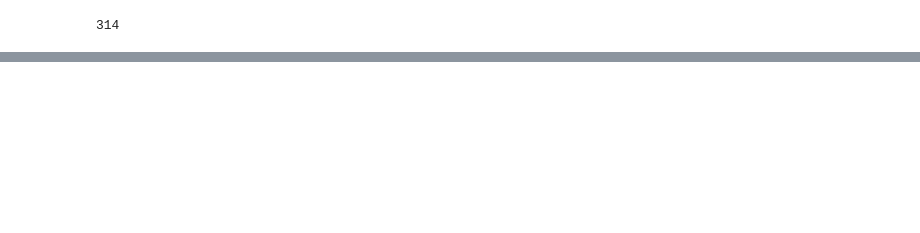
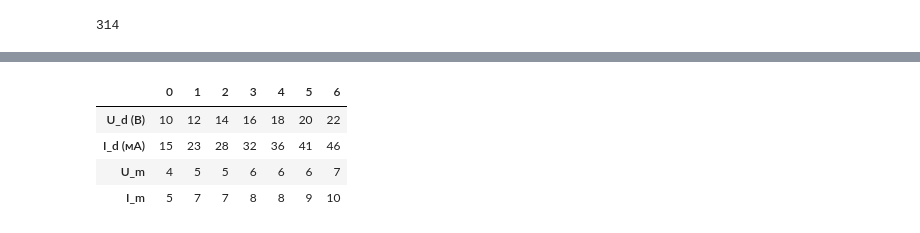
Before and after one commit to replicaCortex/Keres, a Jupyter notebook: Physics/1Lab.ipynb, the cells around one changed output, grey strips where cells are left out. Saved outputs shown, nothing was run; the diff lists cells and outputs as text; code cells hidden in the pictures; blank space fills up the shorter version.

```diff
--- a/Physics/1Lab.ipynb
+++ b/Physics/1Lab.ipynb
@@ -70,0 +141,10 @@ L = (1/OMEGA) * (Z_l ** 2 - R_l ** 2) ** (1/2)
+# %%
+df_5_3["U_m"] = df_5_3["U_d (В)"].apply(lambda x: round((2 * x) ** (1/2)))
+df_5_3["I_m"] = df_5_3["I_d (мА)"].apply(lambda x: round((2 * x) ** (1/2)))
+df_5_3.T
+# %% [output]
+|  | 0 | 1 | 2 | 3 | 4 | 5 | 6 |
+| U_d (В) | 10 | 12 | 14 | 16 | 18 | 20 | 22 |
+| I_d (мА) | 15 | 23 | 28 | 32 | 36 | 41 | 46 |
+| U_m | 4 | 5 | 5 | 6 | 6 | 6 | 7 |
+| I_m | 5 | 7 | 7 | 8 | 8 | 9 | 10 |
```
Also changed, not shown: parts of 26 cells of this notebook, 1 other file.
